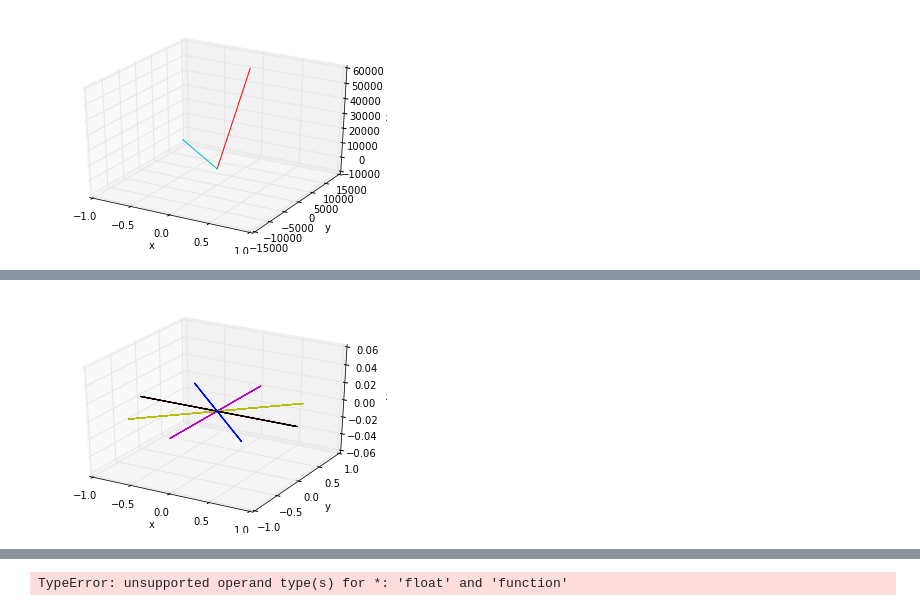
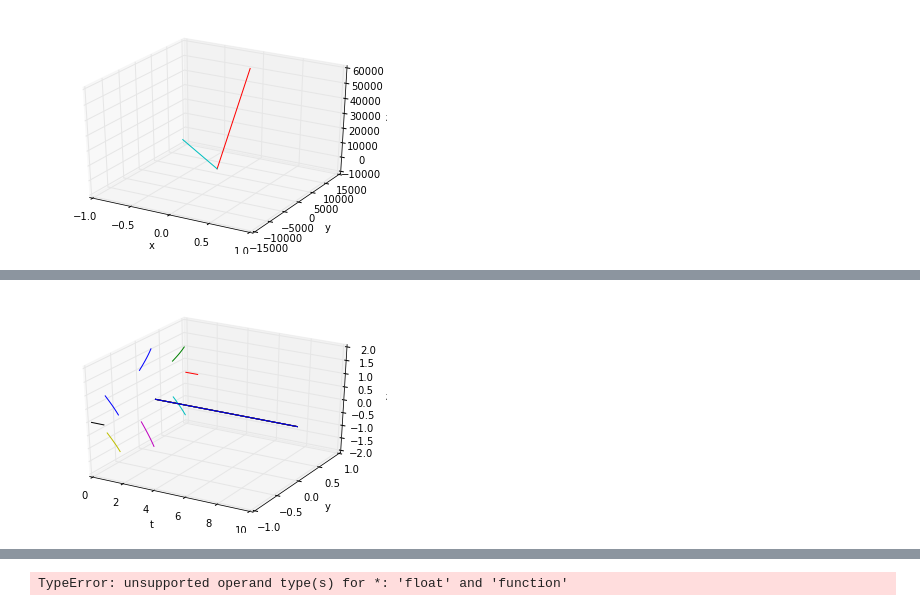
Before and after one commit to REL95/Comp-1421-Final-Project, a Jupyter notebook: Final Project (Grant, Nick, Robert) .ipynb, the cells around one changed output, grey strips where cells are left out. Cells and saved outputs as stored; diff of their text form; code cells hidden in the pictures.

```diff
--- a/Final Project (Grant, Nick, Robert) .ipynb
+++ b/Final Project (Grant, Nick, Robert) .ipynb
@@ -503,18 +555,18 @@ ring_path = odeint(ring, p0, t, args=(B,))
 # %%
 from mpl_toolkits.mplot3d import Axes3D
 fig = plt.figure()
 ax = fig.gca(projection='3d')
-ax.plot(ring_path[:,0], ring_path[:,1], ring_path[:,2])
-ax.plot(ring_path[:,6], ring_path[:,7], ring_path[:,8])
-ax.plot(ring_path[:,12], ring_path[:,13], ring_path[:,14])
-ax.plot(ring_path[:,18], ring_path[:,19], ring_path[:,20])
-ax.plot(ring_path[:,24], ring_path[:,25], ring_path[:,26])
-ax.plot(ring_path[:,30], ring_path[:,31], ring_path[:,32])
-ax.plot(ring_path[:,36], ring_path[:,37], ring_path[:,38])
-ax.plot(ring_path[:,42], ring_path[:,43], ring_path[:,44])
-ax.set_xlabel('x')
+ax.plot(t, ring_path[:,0], ring_path[:,1])
+ax.plot(t, ring_path[:,6], ring_path[:,7])
+ax.plot(t, ring_path[:,12], ring_path[:,13])
+ax.plot(t, ring_path[:,18], ring_path[:,19])
+ax.plot(t, ring_path[:,24], ring_path[:,25])
+ax.plot(t, ring_path[:,30], ring_path[:,31])
+ax.plot(t, ring_path[:,36], ring_path[:,37])
+ax.plot(t, ring_path[:,42], ring_path[:,43])
+ax.set_xlabel('t')
 ax.set_ylabel('y')
 ax.set_zlabel('z')
 plt.show()
 # %% [output]
-[figure, old version]
+[figure, new version]
```
Also changed, not shown: parts of 10 cells of this notebook.
